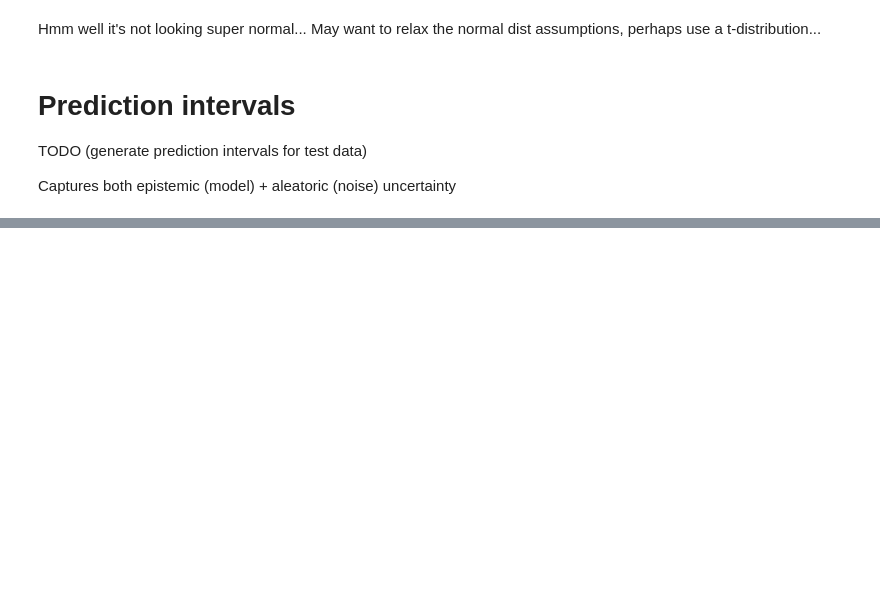
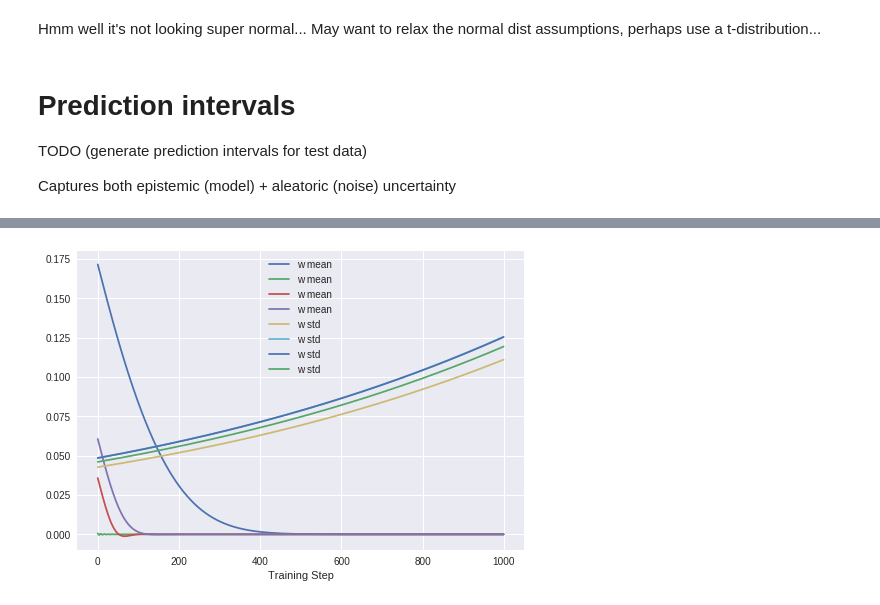
Before and after one commit to brendanhasz/tfp-bayesian-regression, a Jupyter notebook: TFP_Linear_Regression.ipynb, the cells around one changed output, grey strips where cells are left out. Saved outputs shown, nothing was run; the diff lists cells and outputs as text; code cells hidden in the pictures; blank space fills up the shorter version.

```diff
--- a/TFP_Linear_Regression.ipynb
+++ b/TFP_Linear_Regression.ipynb
@@ -381,0 +326,29 @@ ValueError: ignored
+# %%
+import numpy as np
+import pandas as pd
+import matplotlib.pyplot as plt
+import seaborn as sns
+import time
+from scipy.stats import norm
+
+import tensorflow as tf
+import tensorflow_probability as tfp
+from tensorflow_probability import edward2 as ed
+tfd = tfp.distributions
+
+np.random.seed(1234)
+tf.set_random_seed(1234)
+# %%
+# Settings
+learning_rate = 0.001
+batch_size = 128
+
+# Generate fake data
+D = 4
+N = 100
+W = np.random.randn(D, 1).astype(np.float32)
+x = np.random.randn(N, D).astype(np.float32)
+noise = np.random.randn(N, 1).astype(np.float32)
+y = np.matmul(x, W) + noise
+
+print(W)
@@ -381,0 +456,10 @@ ValueError: ignored
+# %%
+# Plot weights over training iterations
+plt.figure
+plt.plot(np.array(qmeans)[:,:,0], label='w mean')
+plt.plot(np.array(qstds)[:,:,0], label='w std')
+plt.xlabel('Training Step')
+plt.legend()
+plt.show()
+# %% [output]
+[figure, added]
```
Also changed, not shown: parts of 26 cells of this notebook.
